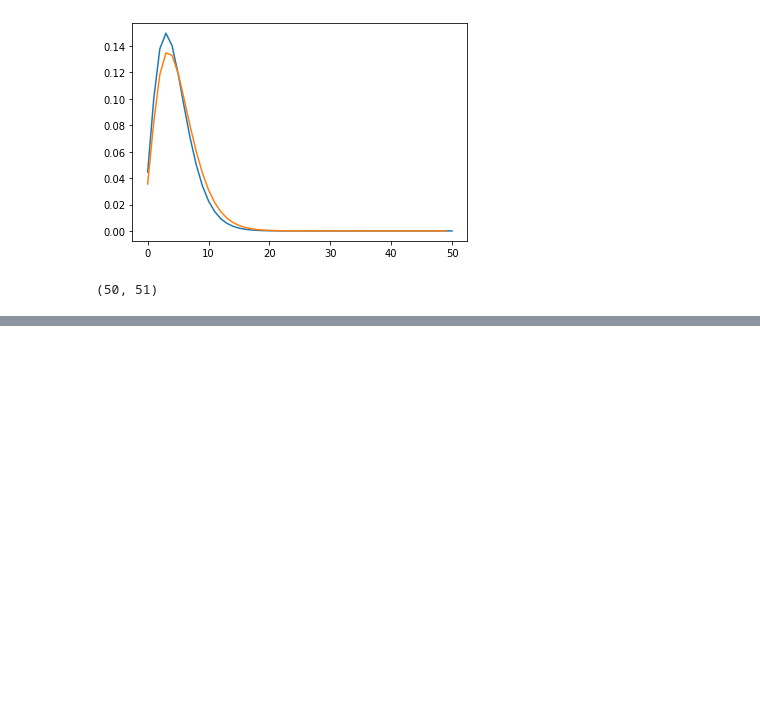
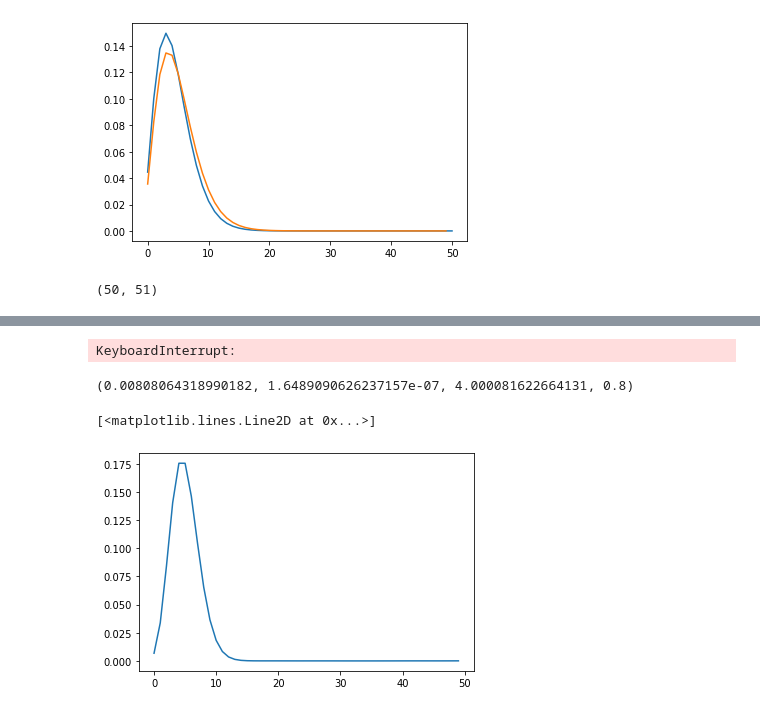
Before and after one commit to pachterlab/GVP_2023, a Jupyter notebook: gg230123_modelfit.ipynb, the cells around one changed output, grey strips where cells are left out. Saved outputs shown, nothing was run; the diff lists cells and outputs as text; code cells hidden in the pictures; blank space fills up the shorter version.

```diff
--- a/gg230123_modelfit.ipynb
+++ b/gg230123_modelfit.ipynb
@@ -549,0 +605,10 @@ fig1.tight_layout()
+# %%
+nCells = 200
+nTrials = 1
+num_data_points = (nCells,nTrials)
+telegraph_model = TelegraphModel()
+gou_model = GOUModel()
+cir_model = CIRModel()
+models = [gou_model, cir_model, telegraph_model]
+decode_fun_1d = [decode_xy_sde_1d,decode_xy_sde_1d,decode_xy_tele_1d]
+true_model = models[0]
@@ -553,0 +712,11 @@ Pss_gou_false.shape
+# %%
+get_logL_1d(data[0][:,0],x,y,K_avg,beta,decode_fun_1d[k],models[k],mx)
+# %% [output]
+KeyboardInterrupt:
+# %%
+mx_eval = [mx[0],1]
+pars = decode_fun_1d[k](x,y,K_avg,beta)
+# %%
+pars
+# %% [output]
+(0.00808064318990182, 1.6489090626237157e-07, 4.000081622664131, 0.8)
@@ -553,0 +725,9 @@ Pss_gou_false.shape
+# %%
+Pss = models[k].get_Pss(*pars,1,mx_eval)
+# Pss = Pss.squeeze()
+# logL = np.sum(np.log(Pss[d]))
+# %%
+plt.plot(Pss)
+# %% [output]
+[<matplotlib.lines.Line2D at 0x...>]
+[figure, added]
```
Also changed, not shown: parts of 28 cells of this notebook.
